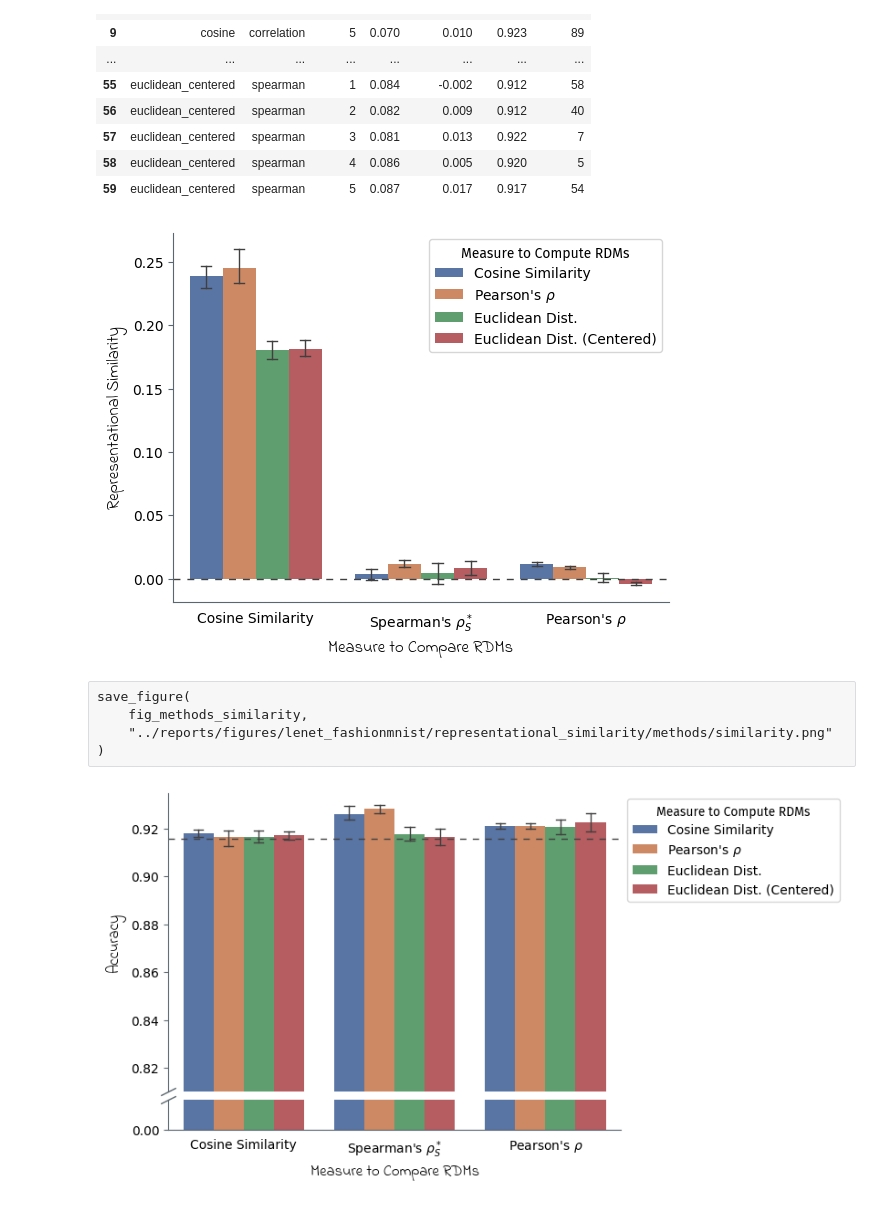
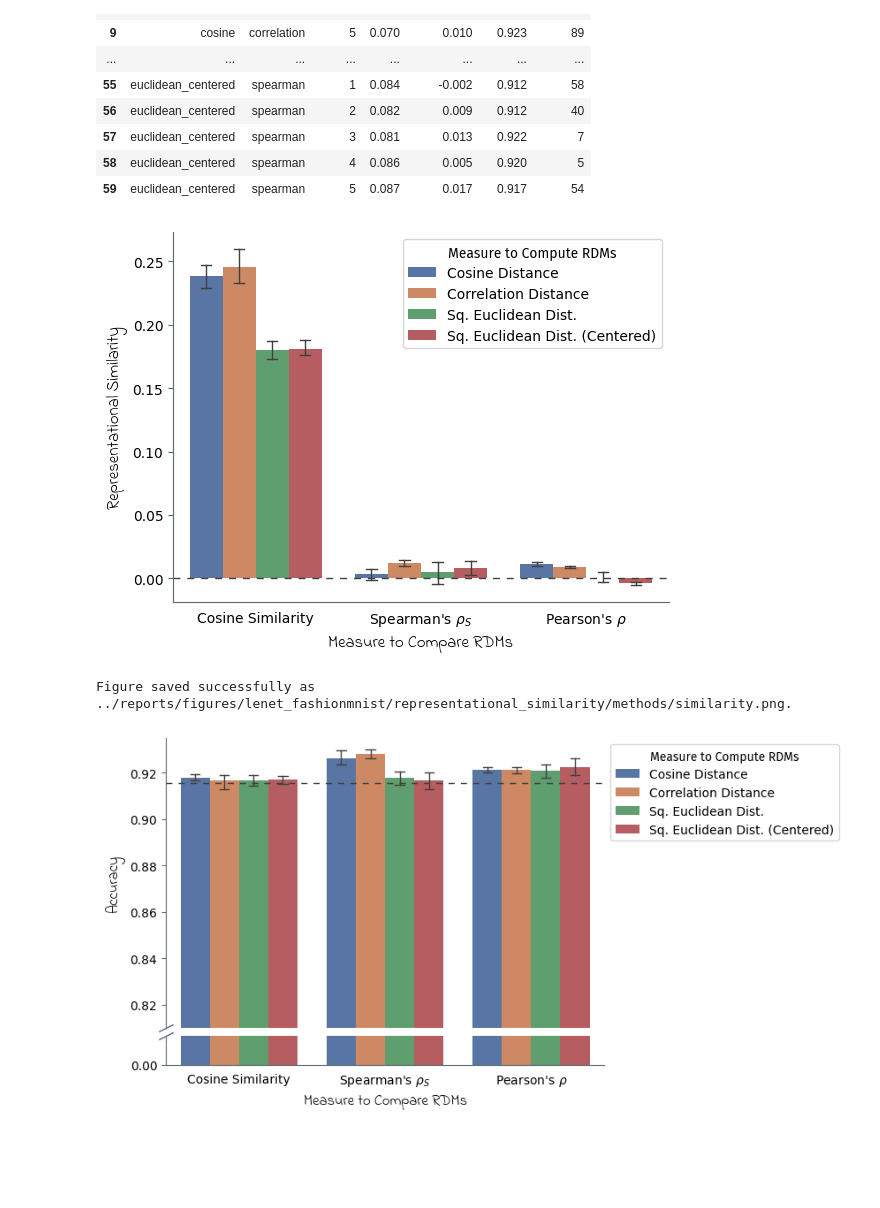
Before and after one commit to mrvnthss/rsa-vision-networks, a Jupyter notebook: notebooks/5.4-mt-rsa-lenet-fashionmnist.ipynb, the cells around one changed output. Drawn from its saved outputs; the diff is of its cells as text; code cells hidden in the pictures; blank space fills up the shorter version.

```diff
--- a/notebooks/5.4-mt-rsa-lenet-fashionmnist.ipynb
+++ b/notebooks/5.4-mt-rsa-lenet-fashionmnist.ipynb
@@ -1048,7 +1048,7 @@ ax.set_ylabel("Representational Similarity", font=indie_flower, size=12)
 h, _ = ax.get_legend_handles_labels()
 ax.legend(
     h,
-    ["Cosine Similarity", r"Pearson's $\rho$", "Euclidean Dist.", "Euclidean Dist. (Centered)"],
+    ["Cosine Distance", "Correlation Distance", "Sq. Euclidean Dist.", "Sq. Euclidean Dist. (Centered)"],
     loc="upper right",
     bbox_to_anchor=(1, 1),
     title="Measure to Compute RDMs",
@@ -1057,7 +1057,7 @@ ax.legend(
 
 # Modify tick labels
 ax.set_xticks(range(3))
-ax.set_xticklabels(["Cosine Similarity", r"Spearman's $\rho_S^*$", r"Pearson's $\rho$"])
+ax.set_xticklabels(["Cosine Similarity", r"Spearman's $\rho_S$", r"Pearson's $\rho$"])
 
 # Control figure aesthetics
 sns.despine(ax=ax)
@@ -1066,12 +1066,14 @@ ax.tick_params(bottom=False, color=anthracite)
 fig_methods_similarity = ax.get_figure()
 plt.show()
 # %% [output]
-[figure, old version]
+[figure, new version]
-# %% [raw]
-save_figure(
-    fig_methods_similarity,
-    "../reports/figures/lenet_fashionmnist/representational_similarity/methods/similarity.png"
-)
+# %%
+save_figure(
+    fig_methods_similarity,
+    "../reports/figures/lenet_fashionmnist/representational_similarity/methods/similarity.png"
+)
+# %% [output]
+Figure saved successfully as ../reports/figures/lenet_fashionmnist/representational_similarity/methods/similarity.png.
 # %%
 # Prepare plot with "broken" axis
 # Adapted from https://matplotlib.org/stable/gallery/subplots_axes_and_figures/broken_axis.html
@@ -1133,33 +1135,33 @@ with sns.axes_style({"axes.edgecolor": anthracite}):
 # Add axis labels
 ax_bottom.set_xlabel("Measure to Compare RDMs", font=indie_flower, size=12)
 ax_top.set_ylabel("Accuracy", font=indie_flower, size=12)
 ax_top.set_xlabel("")
 ax_bottom.set_ylabel("")
 
 # Customize legend
 h, _ = ax_top.get_legend_handles_labels()
 ax_top.legend(
     h,
-    ["Cosine Similarity", r"Pearson's $\rho$", "Euclidean Dist.", "Euclidean Dist. (Centered)"],
+    ["Cosine Distance", "Correlation Distance", "Sq. Euclidean Dist.", "Sq. Euclidean Dist. (Centered)"],
     loc="upper left",
     bbox_to_anchor=(1, 1),
     title="Measure to Compute RDMs",
     title_fontproperties=FontProperties(family="Fira Sans")
 )
 
 # Modify tick labels
 ax_bottom.set_yticks([0])
 ax_bottom.set_yticklabels([f"{0:.2f}"])
 ax_bottom.set_xticks(range(3))
-ax_bottom.set_xticklabels(["Cosine Similarity", r"Spearman's $\rho_S^*$", r"Pearson's $\rho$"])
+ax_bottom.set_xticklabels(["Cosine Similarity", r"Spearman's $\rho_S$", r"Pearson's $\rho$"])
 
 # Control figure aesthetics
 ax_top.set_ylim(0.81, 0.935)
 sns.despine(ax=ax_top, bottom=True)
 sns.despine(ax=ax_bottom)
 ax_top.tick_params(bottom=False, color=anthracite)
 ax_bottom.tick_params(bottom=False, color=anthracite)
 
 plt.show()
 # %% [output]
-[figure, old version]
+[figure, new version]
```
Also changed, not shown: parts of 2 cells of this notebook, 2 other files.
